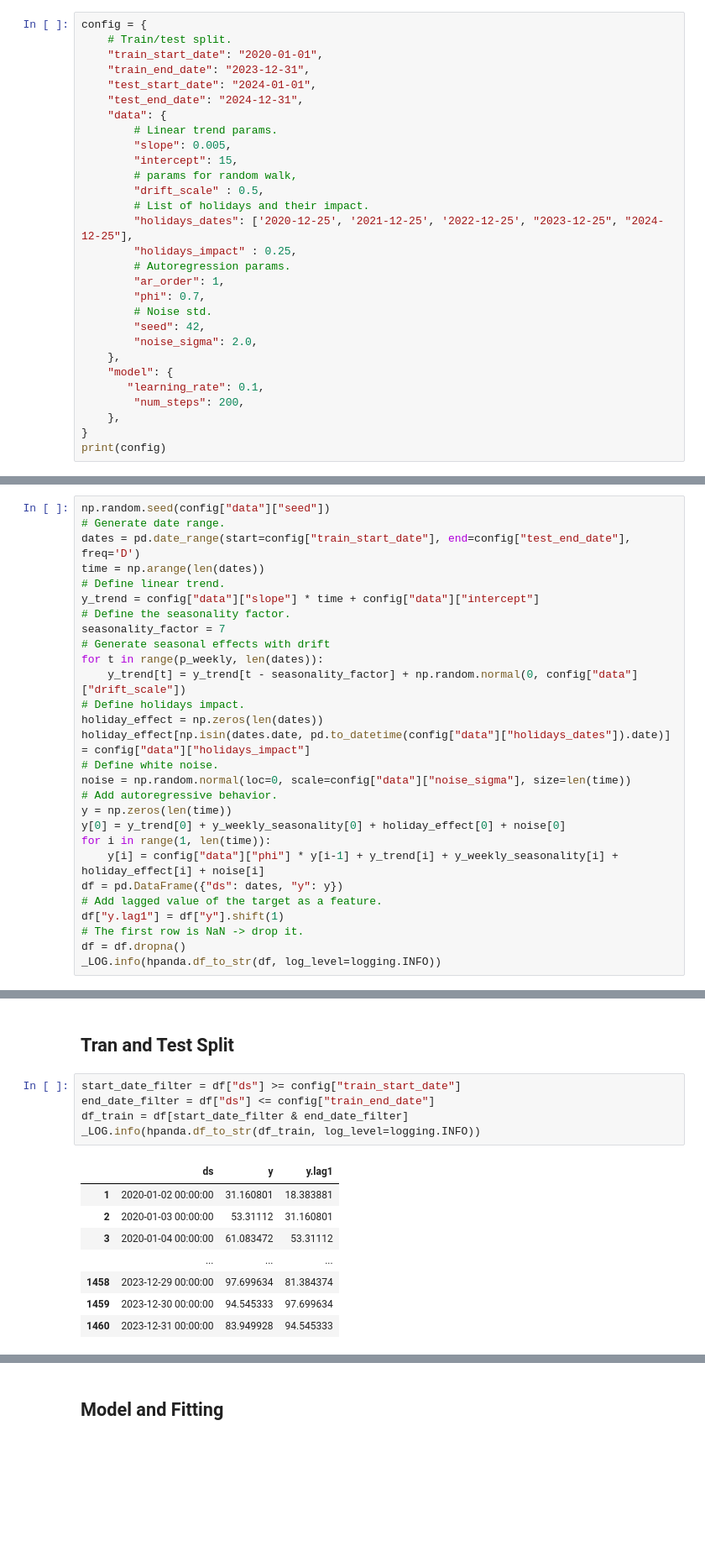
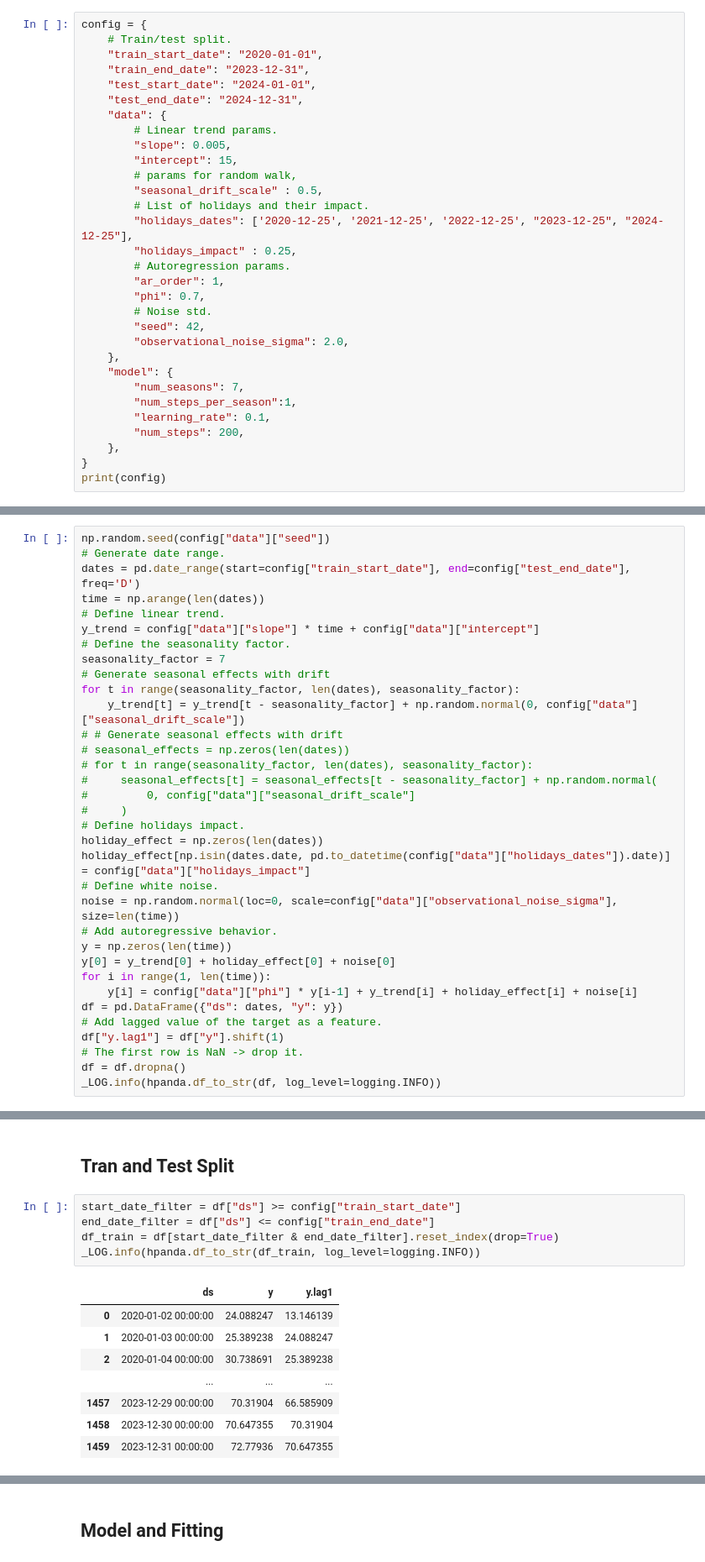
Before and after one commit to vikranth1000/tutorials, a Jupyter notebook: tutorial_tensorflow/src/tutorial_tensorflow.ipynb, the cells around one changed output, grey strips where cells are left out. Shown at 84% size. Cells and saved outputs as stored; diff of their text form; blank space fills up the shorter version.

```diff
--- a/tutorial_tensorflow/src/tutorial_tensorflow.ipynb
+++ b/tutorial_tensorflow/src/tutorial_tensorflow.ipynb
@@ -83,7 +83,7 @@ config = {
         "slope": 0.005,
         "intercept": 15,
         # params for random walk,
-        "drift_scale" : 0.5,
+        "seasonal_drift_scale" : 0.5,
         # List of holidays and their impact.
         "holidays_dates": ['2020-12-25', '2021-12-25', '2022-12-25', "2023-12-25", "2024-12-25"],
         "holidays_impact" : 0.25,
@@ -92,10 +92,12 @@ config = {
         "phi": 0.7,
         # Noise std.
         "seed": 42,
-        "noise_sigma": 2.0,
+        "observational_noise_sigma": 2.0,
     },
     "model": {
-       "learning_rate": 0.1,
+        "num_seasons": 7,
+        "num_steps_per_season":1,
+        "learning_rate": 0.1,
         "num_steps": 200,
     },
 }
@@ -114,18 +116,24 @@ y_trend = config["data"]["slope"] * time + config["data"]["intercept"]
 # Define the seasonality factor.
 seasonality_factor = 7
 # Generate seasonal effects with drift
-for t in range(p_weekly, len(dates)):
-    y_trend[t] = y_trend[t - seasonality_factor] + np.random.normal(0, config["data"]["drift_scale"])
+for t in range(seasonality_factor, len(dates), seasonality_factor):
+    y_trend[t] = y_trend[t - seasonality_factor] + np.random.normal(0, config["data"]["seasonal_drift_scale"])
+# # Generate seasonal effects with drift
+# seasonal_effects = np.zeros(len(dates))
+# for t in range(seasonality_factor, len(dates), seasonality_factor):
+#     seasonal_effects[t] = seasonal_effects[t - seasonality_factor] + np.random.normal(
+#         0, config["data"]["seasonal_drift_scale"]
+#     )
 # Define holidays impact.
 holiday_effect = np.zeros(len(dates))
 holiday_effect[np.isin(dates.date, pd.to_datetime(config["data"]["holidays_dates"]).date)] = config["data"]["holidays_impact"]
 # Define white noise.
-noise = np.random.normal(loc=0, scale=config["data"]["noise_sigma"], size=len(time))
+noise = np.random.normal(loc=0, scale=config["data"]["observational_noise_sigma"], size=len(time))
 # Add autoregressive behavior.
 y = np.zeros(len(time))
-y[0] = y_trend[0] + y_weekly_seasonality[0] + holiday_effect[0] + noise[0]
+y[0] = y_trend[0] + holiday_effect[0] + noise[0]
 for i in range(1, len(time)):
-    y[i] = config["data"]["phi"] * y[i-1] + y_trend[i] + y_weekly_seasonality[i] + holiday_effect[i] + noise[i]
+    y[i] = config["data"]["phi"] * y[i-1] + y_trend[i] + holiday_effect[i] + noise[i]
 df = pd.DataFrame({"ds": dates, "y": y})
 # Add lagged value of the target as a feature.
 df["y.lag1"] = df["y"].shift(1)
@@ -322,17 +287,17 @@ def plot_one_step_predictive(
 # %%
 start_date_filter = df["ds"] >= config["train_start_date"]
 end_date_filter = df["ds"] <= config["train_end_date"]
-df_train = df[start_date_filter & end_date_filter]
+df_train = df[start_date_filter & end_date_filter].reset_index(drop=True)
 _LOG.info(hpanda.df_to_str(df_train, log_level=logging.INFO))
 # %% [output]
 |  | ds | y | y.lag1 |
-| 1 | 2020-01-02 00:00:00 | 31.160801 | 18.383881 |
-| 2 | 2020-01-03 00:00:00 | 53.31112 | 31.160801 |
-| 3 | 2020-01-04 00:00:00 | 61.083472 | 53.31112 |
+| 0 | 2020-01-02 00:00:00 | 24.088247 | 13.146139 |
+| 1 | 2020-01-03 00:00:00 | 25.389238 | 24.088247 |
+| 2 | 2020-01-04 00:00:00 | 30.738691 | 25.389238 |
 |  | ... | ... | ... |
-| 1458 | 2023-12-29 00:00:00 | 97.699634 | 81.384374 |
-| 1459 | 2023-12-30 00:00:00 | 94.545333 | 97.699634 |
-| 1460 | 2023-12-31 00:00:00 | 83.949928 | 94.545333 |
+| 1457 | 2023-12-29 00:00:00 | 70.31904 | 66.585909 |
+| 1458 | 2023-12-30 00:00:00 | 70.647355 | 70.31904 |
+| 1459 | 2023-12-31 00:00:00 | 72.77936 | 70.647355 |
 INFO  None
 # %%
 start_date_filter = df["ds"] >= config["test_start_date"]
```
Also changed, not shown: parts of 23 cells of this notebook, 1 other file.
